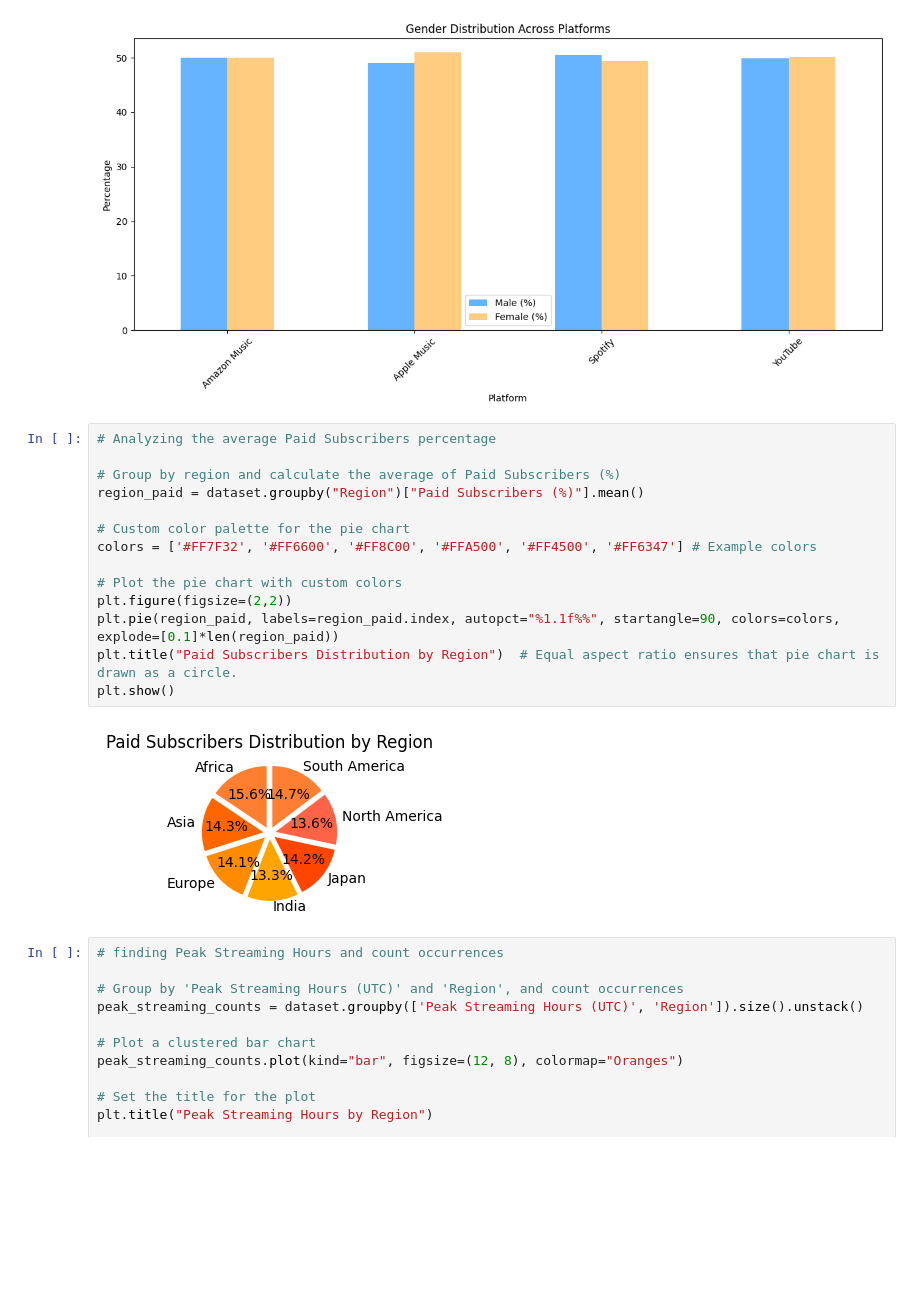
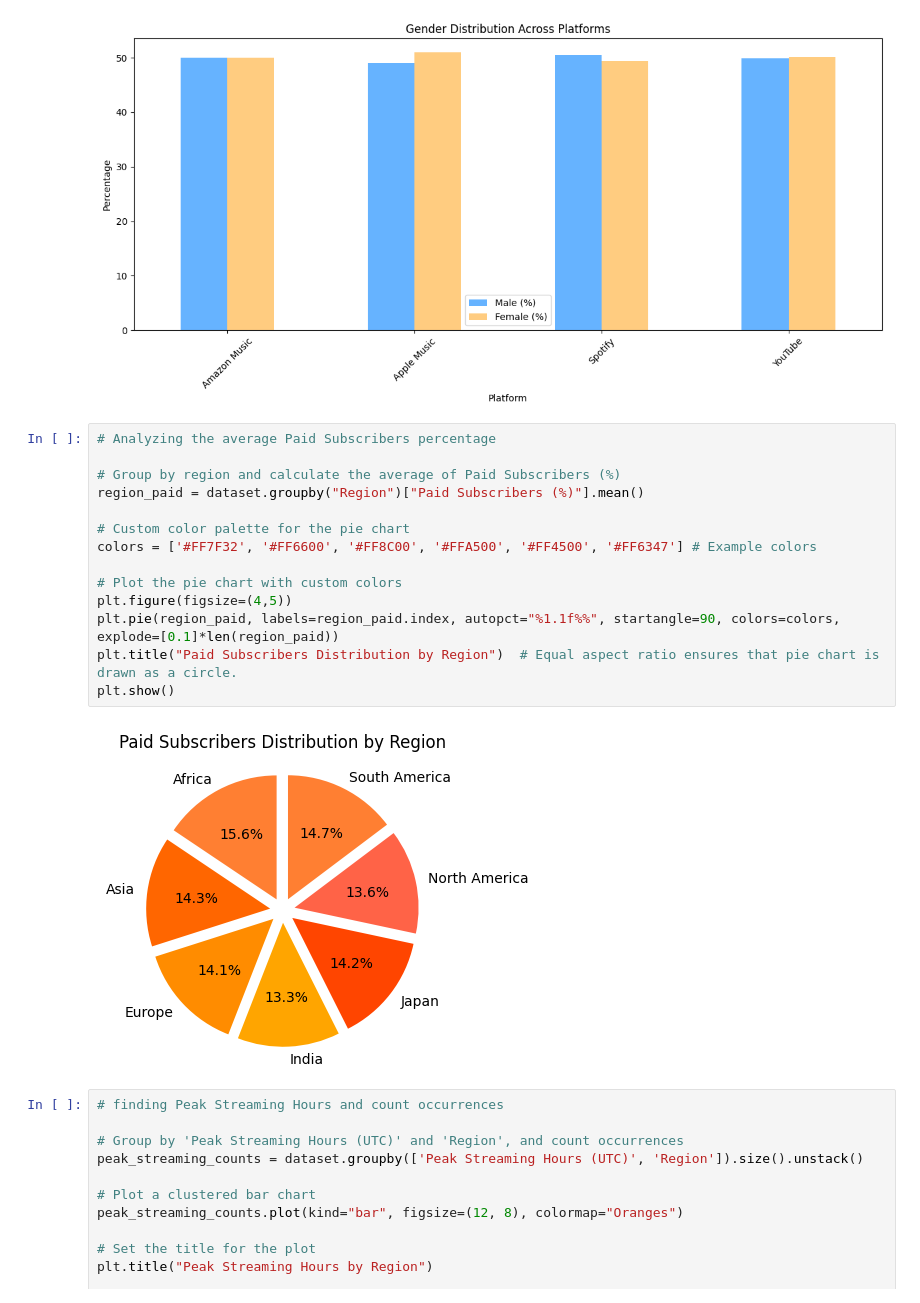
Before and after one commit to AanchalPandey16/Music_Streaming_Trend_Analysis, a Jupyter notebook: Music_Streaming_And_Trend_Analysis.ipynb, the cells around one changed output. Cells and saved outputs as stored; diff of their text form; blank space fills up the shorter version.

```diff
--- a/Music_Streaming_And_Trend_Analysis.ipynb
+++ b/Music_Streaming_And_Trend_Analysis.ipynb
@@ -228,19 +242,19 @@ plt.show()
 # %%
 # Analyzing the average Paid Subscribers percentage
 
 # Group by region and calculate the average of Paid Subscribers (%)
 region_paid = dataset.groupby("Region")["Paid Subscribers (%)"].mean()
 
 # Custom color palette for the pie chart
 colors = ['#FF7F32', '#FF6600', '#FF8C00', '#FFA500', '#FF4500', '#FF6347'] # Example colors
 
 # Plot the pie chart with custom colors
-plt.figure(figsize=(2,2))
+plt.figure(figsize=(4,5))
 plt.pie(region_paid, labels=region_paid.index, autopct="%1.1f%%", startangle=90, colors=colors, explode=[0.1]*len(region_paid))
 plt.title("Paid Subscribers Distribution by Region")  # Equal aspect ratio ensures that pie chart is drawn as a circle.
 plt.show()
 # %% [output]
-[figure, old version]
+[figure, new version]
 # %%
 # finding Peak Streaming Hours and count occurrences
 
```
Also changed, not shown: parts of 6 cells of this notebook.
